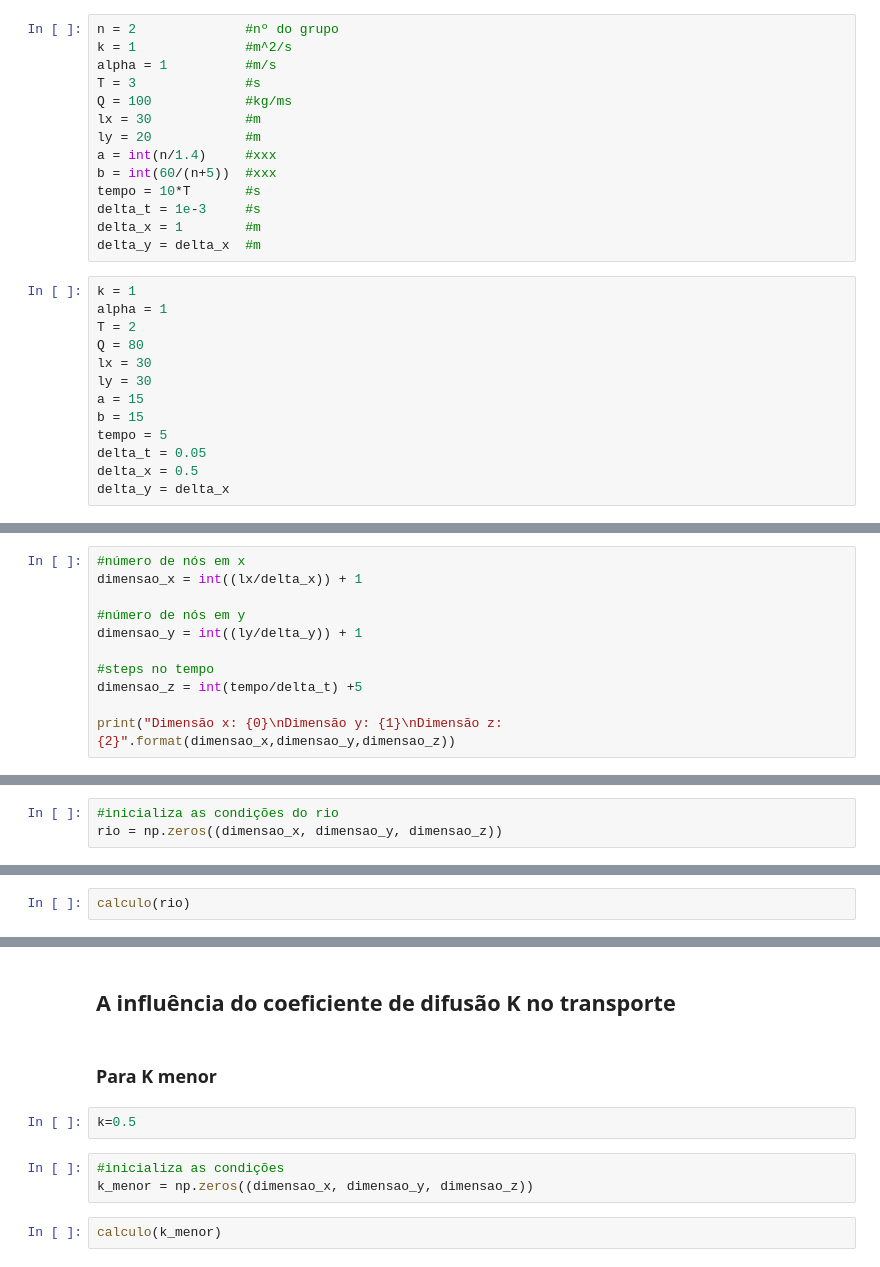
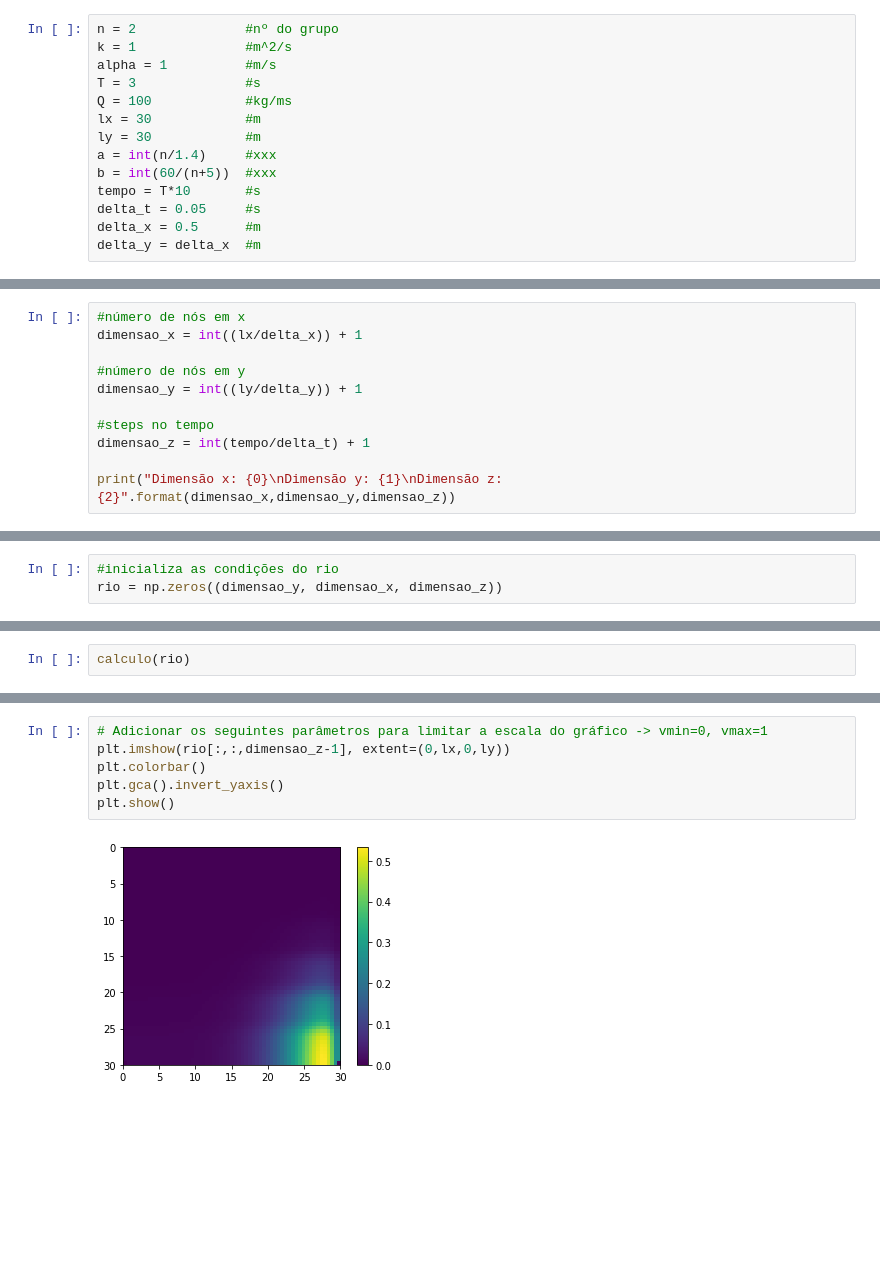
Before and after one commit to fernandocfbf/mecsol-APS2, a Jupyter notebook: APS2.ipynb, the cells around one changed output, grey strips where cells are left out. Cells and saved outputs as stored; diff of their text form; blank space fills up the shorter version.

Commit message:
Consertei escala do gráfico"

```diff
--- a/APS2.ipynb
+++ b/APS2.ipynb
@@ -20,25 +20,12 @@ alpha = 1          #m/s
 T = 3              #s
 Q = 100            #kg/ms
 lx = 30            #m
-ly = 20            #m
+ly = 30            #m
 a = int(n/1.4)     #xxx
 b = int(60/(n+5))  #xxx
-tempo = 10*T       #s
-delta_t = 1e-3     #s
-delta_x = 1        #m
+tempo = T*10       #s
+delta_t = 0.05     #s
+delta_x = 0.5      #m
 delta_y = delta_x  #m
-# %%
-k = 1
-alpha = 1
-T = 2
-Q = 80
-lx = 30
-ly = 30
-a = 15
-b = 15
-tempo = 5
-delta_t = 0.05
-delta_x = 0.5
-delta_y = delta_x
 # %%
 #teste de convergência
@@ -53,7 +40,7 @@ dimensao_x = int((lx/delta_x)) + 1
 dimensao_y = int((ly/delta_y)) + 1
 
 #steps no tempo
-dimensao_z = int(tempo/delta_t) +5
+dimensao_z = int(tempo/delta_t) + 1
 
 print("Dimensão x: {0}\nDimensão y: {1}\nDimensão z: {2}".format(dimensao_x,dimensao_y,dimensao_z))
 # %% [output]
@@ -129,7 +119,7 @@ def calculo (rio):
 ---
 # %%
 #inicializa as condições do rio
-rio = np.zeros((dimensao_x, dimensao_y, dimensao_z))
+rio = np.zeros((dimensao_y, dimensao_x, dimensao_z))
 # %%
 rio;
 # %% [markdown]
@@ -150,11 +130,8 @@ rio[40][40][dimensao_z-1]
-# %% [markdown]
-## A influência do coeficiente de difusão K no transporte
-# %% [markdown]
-### Para K menor
-# %%
-k=0.5
-# %%
-#inicializa as condições
-k_menor = np.zeros((dimensao_x, dimensao_y, dimensao_z))
-# %%
-calculo(k_menor)
+# %%
+# Adicionar os seguintes parâmetros para limitar a escala do gráfico -> vmin=0, vmax=1
+plt.imshow(rio[:,:,dimensao_z-1], extent=(0,lx,0,ly))
+plt.colorbar()
+plt.gca().invert_yaxis()
+plt.show()
+# %% [output]
+[figure, added]
```
Also changed, not shown: parts of 23 cells of this notebook.
